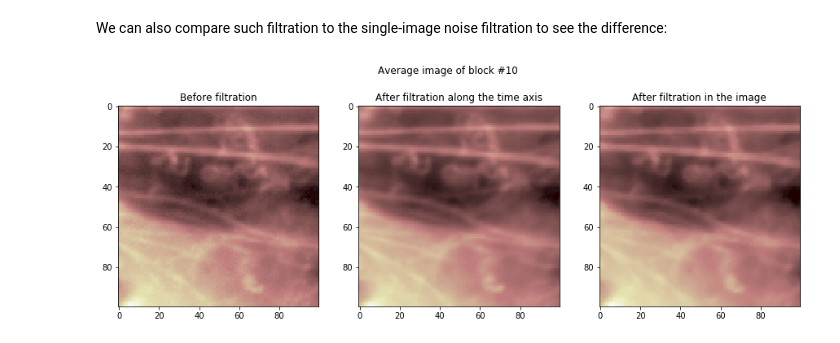
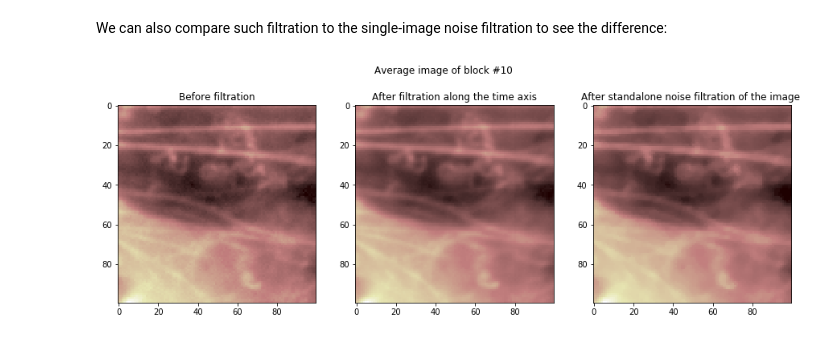
Before and after one commit to xiyuyi-at-LLNL/pysofi, a Jupyter notebook: Notebooks/E2_NoiseFiltration.ipynb, the cells around one changed output. Saved outputs shown, nothing was run; the diff lists cells and outputs as text; code cells hidden in the pictures.

```diff
--- a/Notebooks/E2_NoiseFiltration.ipynb
+++ b/Notebooks/E2_NoiseFiltration.ipynb
@@ -207,17 +207,17 @@ We can also compare such filtration to the single-image noise filtration to see
 # %%
 from scipy import ndimage
 im_med = ndimage.median_filter(ave_im_set['Block10.tif'], 3)
 
 fig, axs = plt.subplots(1, 3, figsize=(15, 5))
 fig.suptitle("Average image of block #10")
 axs[0].set_title('Before filtration')
 axs[0].imshow(ave_im_set['Block10.tif'][100:200, 100:200], cmap='pink')
 
 axs[1].set_title('After filtration along the time axis')
 axs[1].imshow(ave_im_filtered['Block9.tif'][100:200, 100:200], cmap='pink')
 
-axs[2].set_title('After filtration oft')
+axs[2].set_title('After standalone noise filtration of the image ')
 axs[2].imshow(im_med[100:200, 100:200], cmap='pink')
 plt.show()
 # %% [output]
-[figure, old version]
+[figure, new version]
```
Also changed, not shown: 1 other file.
